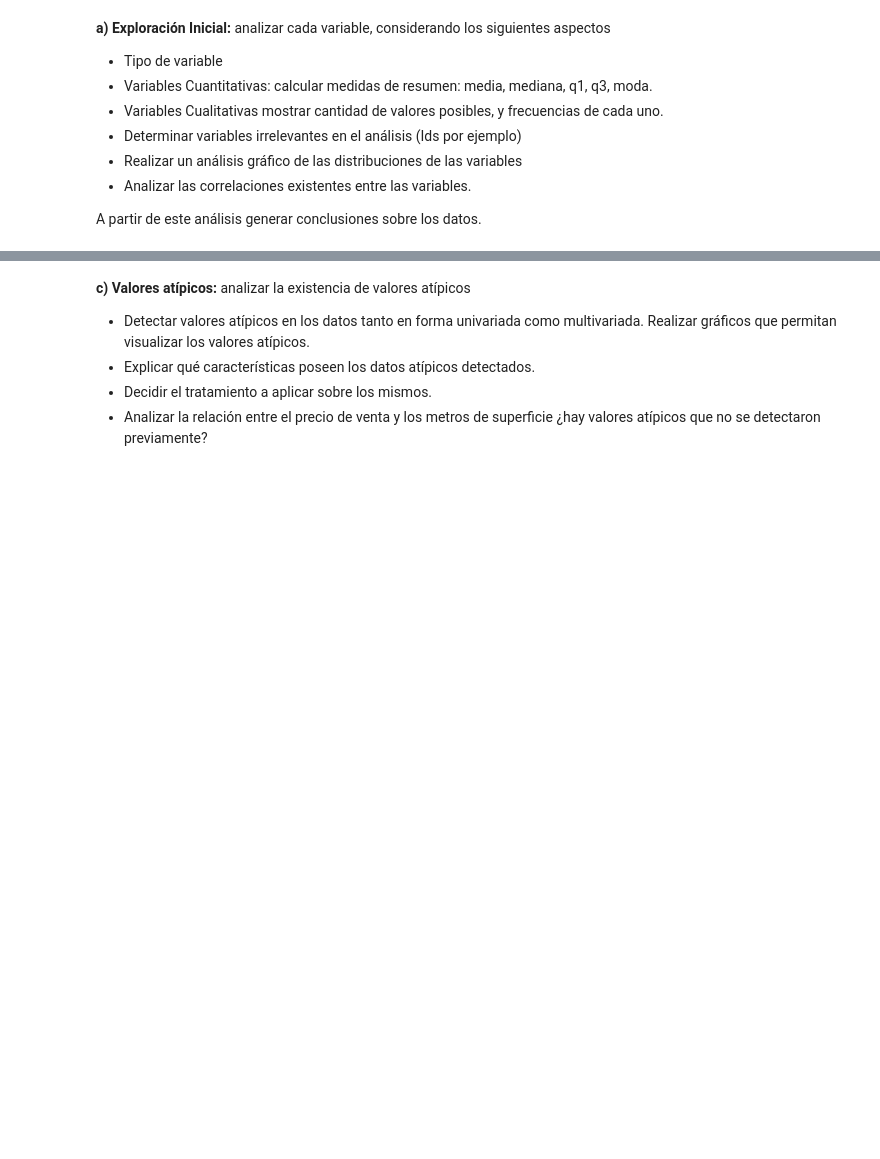
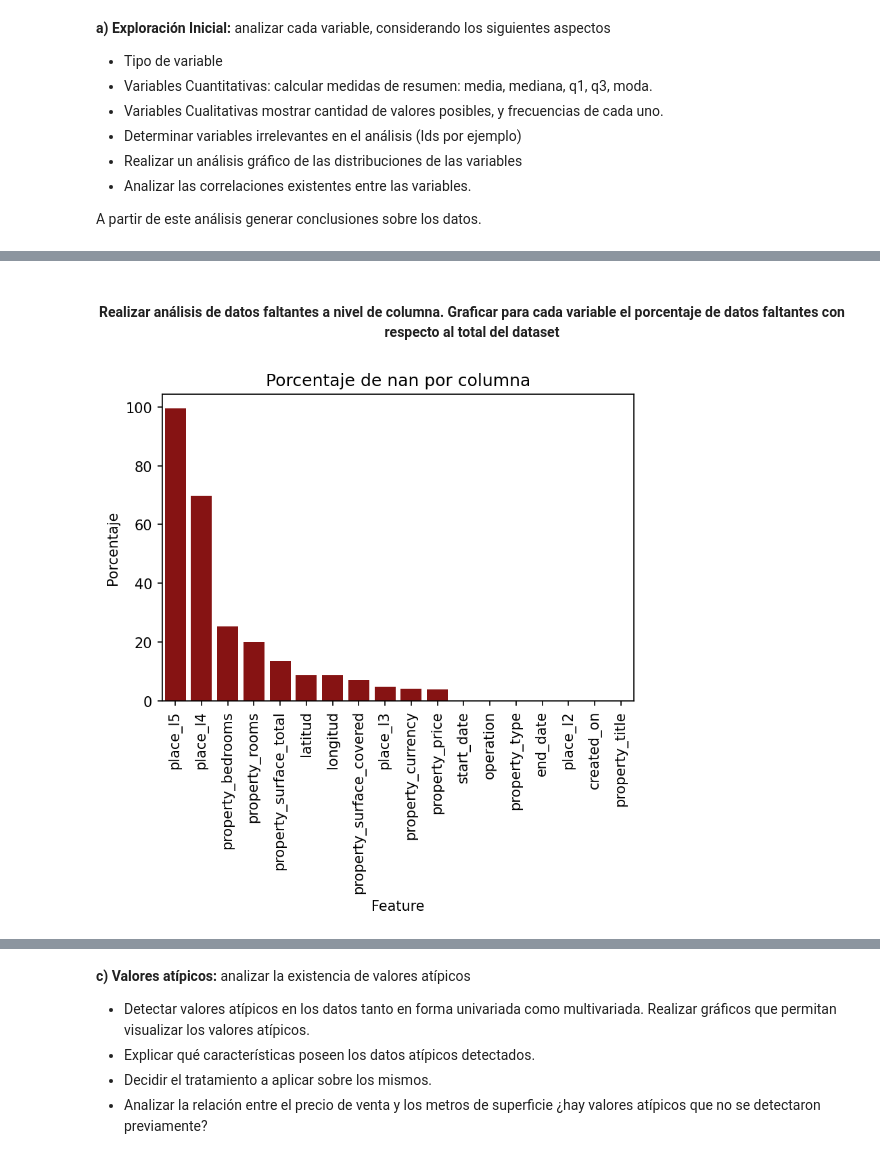
Before and after one commit to napoli-lucia/7506-Organizacion-de-Datos-TPs, a Jupyter notebook: 7506R_TP1_GRUPO18_ENTREGA.ipynb, the cells around one changed output, grey strips where cells are left out. Drawn from its saved outputs; the diff is of its cells as text; code cells hidden in the pictures; blank space fills up the shorter version.

```diff
--- a/7506R_TP1_GRUPO18_ENTREGA.ipynb
+++ b/7506R_TP1_GRUPO18_ENTREGA.ipynb
@@ -32,0 +39,6 @@ objetivos particulares.
+# %%
+url='https://drive.google.com/file/d/1wScqb_M8lq3yL3ZfSZvnLyZbh4ImI7dI/view?usp=sharing'
+url='https://drive.google.com/uc?id=' + url.split('/')[-2]
+dp_properity = pd.read_csv(url)
+# %%
+df = dp_properity.copy()
@@ -66,0 +176,2 @@ A partir de este análisis generar conclusiones sobre los datos.
+# %%
+df.drop(columns = ['place_l6', 'id'], inplace=True)
@@ -66,0 +198,20 @@ A partir de este análisis generar conclusiones sobre los datos.
+# %% [markdown]
+<h4 align="center"><b> Realizar análisis de datos faltantes a nivel de columna. Graficar para cada variable
+el porcentaje de datos faltantes con respecto al total del dataset </b></h4>
+# %%
+na_ratio_column = pd.DataFrame()
+na_ratio_column["Percent"] = ((df.isnull().sum() / len(df))*100).sort_values(ascending = False)
+na_ratio_column["Count"] =(df.isnull().sum()).sort_values(ascending = False)
+# %%
+eje_x = na_ratio_column.index
+eje_y = list(na_ratio_column['Percent'])
+
+plt.figure(dpi=150)
+sns_bar_plot=sns.barplot(x=eje_x, y=eje_y, color=(0.6, 0, 0), alpha = 1)
+plt.ylabel("Porcentaje")
+plt.xlabel("Feature")
+plt.title("Porcentaje de nan por columna")
+plt.xticks(rotation=90)
+plt.show()
+# %% [output]
+[figure, added]
```
Also changed, not shown: parts of 41 cells of this notebook.
